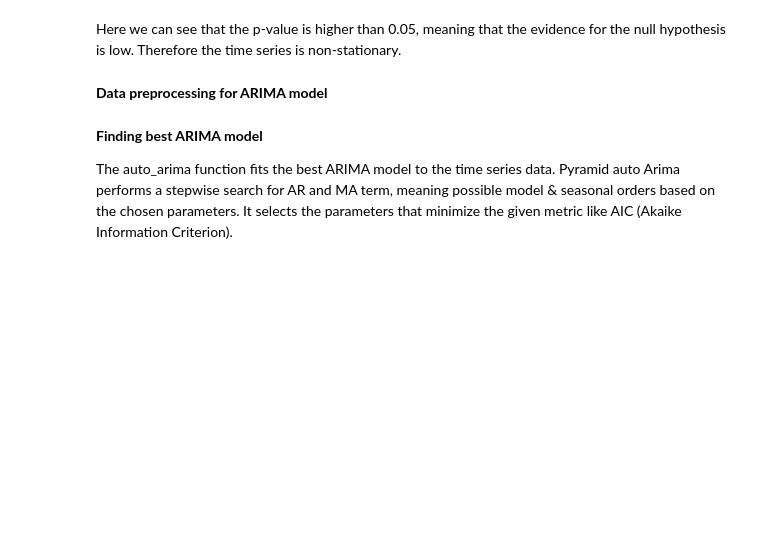
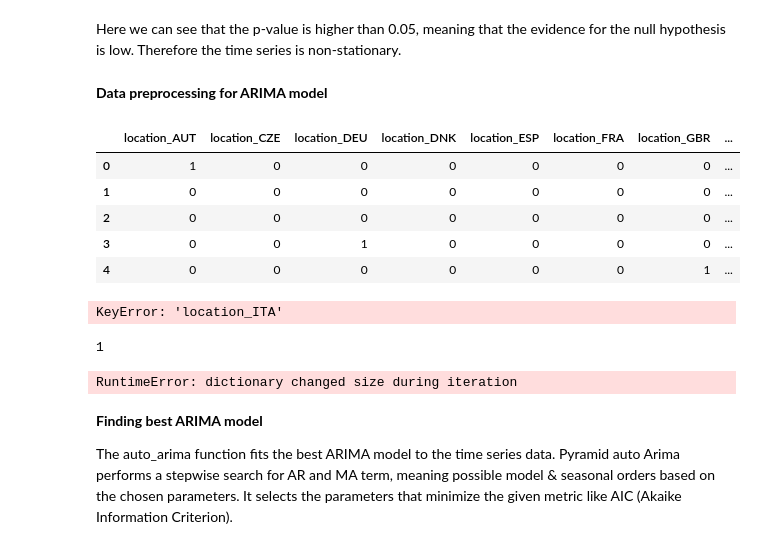
Before and after one commit to KevinSpurk/P03-how-to-predict-a-pandemic, a Jupyter notebook: P03_predict_covid19.ipynb, the cells around one changed output. Cells and saved outputs as stored; diff of their text form; code cells hidden in the pictures; blank space fills up the shorter version.

```diff
--- a/P03_predict_covid19.ipynb
+++ b/P03_predict_covid19.ipynb
@@ -1451,3 +1428,33 @@ mobility_lag7_scaled_arima = scaling_model_dataset(dataset=mobility_lag7_scaled_
+# %%
+mobility_scaled['new_cases_smoothed_per_million']['lag_3']['X_train'].head()
+# %% [output]
+|  | location_AUT | location_CZE | location_DEU | location_DNK | location_ESP | location_FRA | location_GBR | ... |
+| 0 | 1 | 0 | 0 | 0 | 0 | 0 | 0 | ... |
+| 1 | 0 | 0 | 0 | 0 | 0 | 0 | 0 | ... |
+| 2 | 0 | 0 | 0 | 0 | 0 | 0 | 0 | ... |
+| 3 | 0 | 0 | 1 | 0 | 0 | 0 | 0 | ... |
+| 4 | 0 | 0 | 0 | 0 | 0 | 0 | 1 | ... |
+# %%
+# transform model datasets to timeseries to make them compatibile with arima models
+for target, targetset in mobility_scaled.items():
+    mobility_arima[target] = {}
+    for lag, data in targetset.items():
+        for c in arima_countries:
+            d = data.copy()
+            mobility_arima[target][lag + '_' + c] = model_dataset_to_datetimeindex(dataset=d, timeframe='date', cluster_by='location', cluster_val=c, dummyfied=True)
+# %% [output]
+KeyError: 'location_ITA'
+# %%
+mobility_arima['new_cases_smoothed_per_million']['lag_7_ITA']
+# %% [output]
+1
+# %%
+
+for target in mobility_arima.values():
+    for lag, data in target.items():
+        del target[lag]
+# %% [output]
+RuntimeError: dictionary changed size during iteration
 # %% [markdown]
 **Finding best ARIMA model**
 
```
Also changed, not shown: parts of 26 cells of this notebook, 1 other file.
